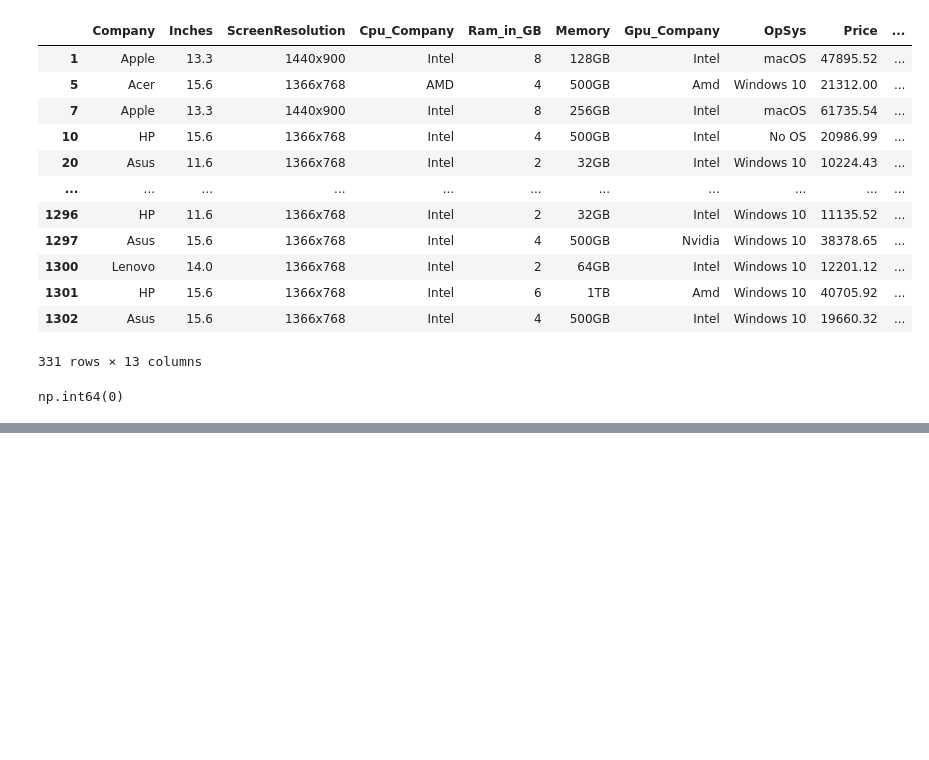
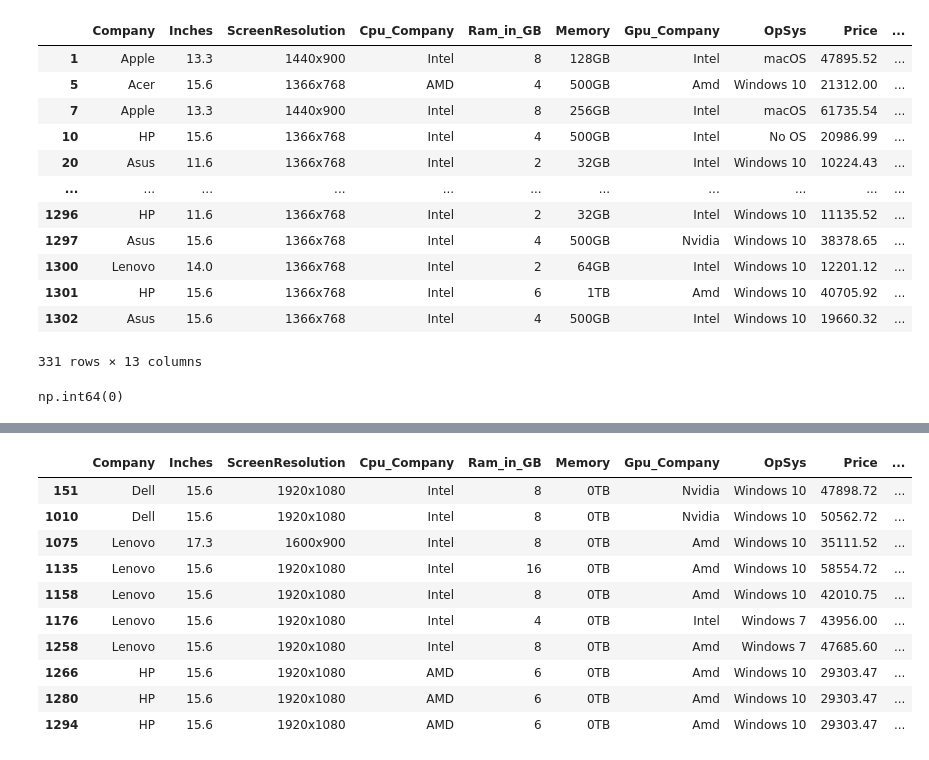
Before and after one commit to Namir50/Laptop-Price-Prediction-App, a Jupyter notebook: notebook/laptop_dataset_eda_and_feature_engg.ipynb, the cells around one changed output, grey strips where cells are left out. Drawn from its saved outputs; the diff is of its cells as text; code cells hidden in the pictures; blank space fills up the shorter version.

```diff
--- a/notebook/laptop_dataset_eda_and_feature_engg.ipynb
+++ b/notebook/laptop_dataset_eda_and_feature_engg.ipynb
@@ -850,0 +891,4 @@ np.int64(0)
+# %%
+company_freq = df['Company'].value_counts()
+
+df['Company_freq'] = df['Company'].map(company_freq)
@@ -850,0 +969,4 @@ np.int64(0)
+# %%
+ram_freq = df['Ram_in_GB'].value_counts()
+
+df['Ram_in_GB_freq'] = df['Ram_in_GB'].map(ram_freq)
@@ -850,0 +988,6 @@ np.int64(0)
+# %%
+inches_freq = df['Inches'].value_counts()
+
+df['Inches_freq'] = df['Inches'].map(inches_freq)
+
+df
@@ -850,0 +1066,14 @@ np.int64(0)
+# %%
+df[df['Memory']=='0TB']
+# %% [output]
+|  | Company | Inches | ScreenResolution | Cpu_Company | Ram_in_GB | Memory | Gpu_Company | OpSys | Price | ... |
+| 151 | Dell | 15.6 | 1920x1080 | Intel | 8 | 0TB | Nvidia | Windows 10 | 47898.72 | ... |
+| 1010 | Dell | 15.6 | 1920x1080 | Intel | 8 | 0TB | Nvidia | Windows 10 | 50562.72 | ... |
+| 1075 | Lenovo | 17.3 | 1600x900 | Intel | 8 | 0TB | Amd | Windows 10 | 35111.52 | ... |
+| 1135 | Lenovo | 15.6 | 1920x1080 | Intel | 16 | 0TB | Amd | Windows 10 | 58554.72 | ... |
+| 1158 | Lenovo | 15.6 | 1920x1080 | Intel | 8 | 0TB | Amd | Windows 10 | 42010.75 | ... |
+| 1176 | Lenovo | 15.6 | 1920x1080 | Intel | 4 | 0TB | Intel | Windows 7 | 43956.00 | ... |
+| 1258 | Lenovo | 15.6 | 1920x1080 | Intel | 8 | 0TB | Amd | Windows 7 | 47685.60 | ... |
+| 1266 | HP | 15.6 | 1920x1080 | AMD | 6 | 0TB | Amd | Windows 10 | 29303.47 | ... |
+| 1280 | HP | 15.6 | 1920x1080 | AMD | 6 | 0TB | Amd | Windows 10 | 29303.47 | ... |
+| 1294 | HP | 15.6 | 1920x1080 | AMD | 6 | 0TB | Amd | Windows 10 | 29303.47 | ... |
```
Also changed, not shown: parts of 18 cells of this notebook.
